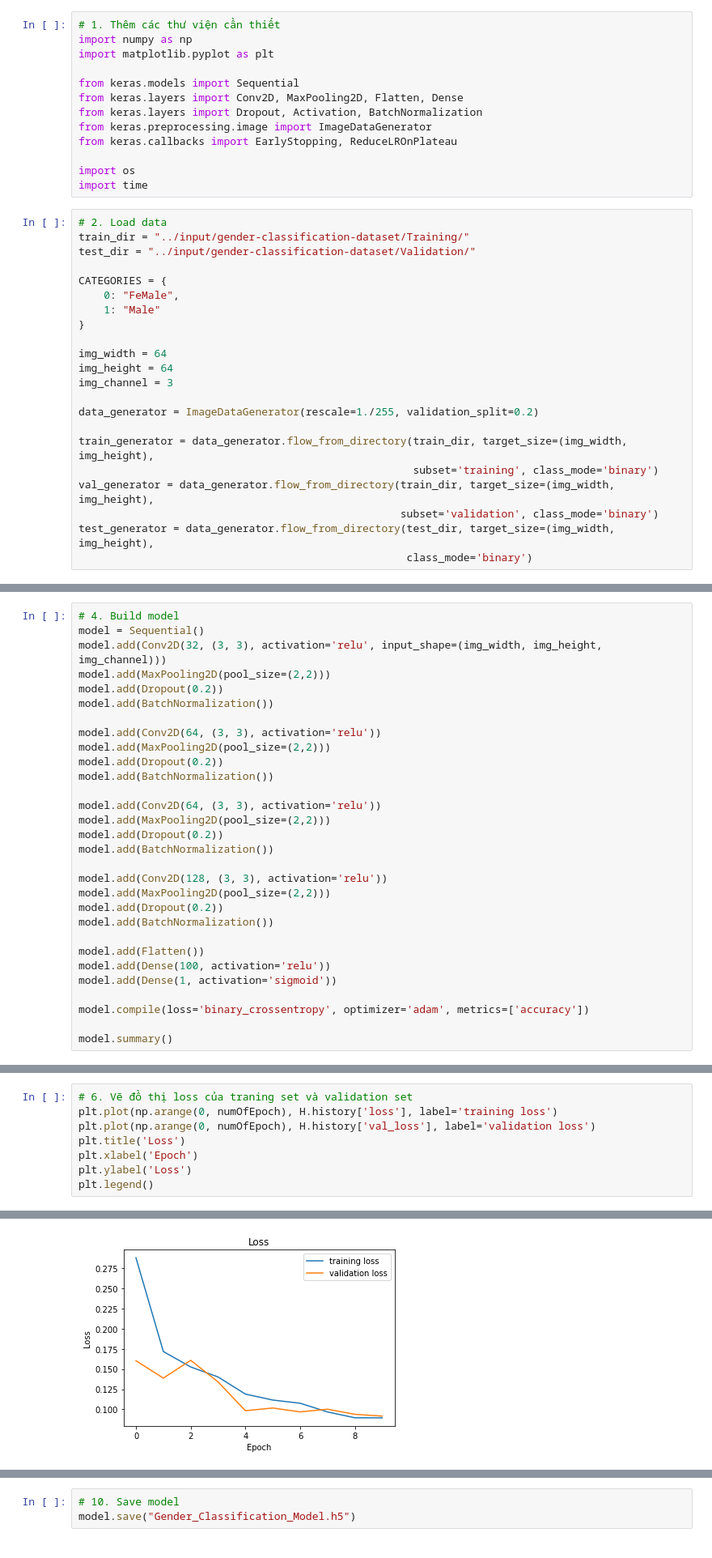
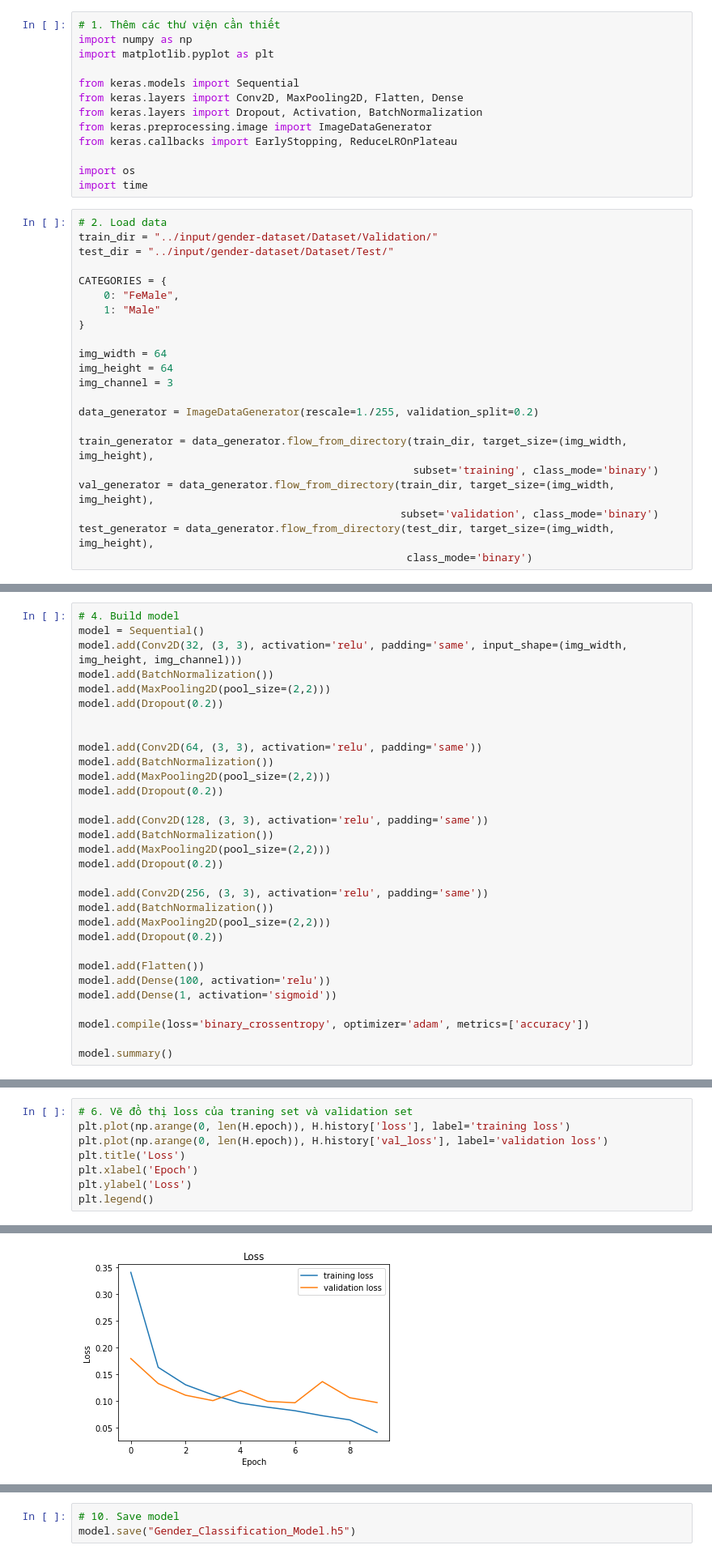
Before and after one commit to huynhspm/Basic_ML, a Jupyter notebook: Gender Classification/Gender_Project.ipynb, the cells around one changed output, grey strips where cells are left out. Shown: that part at 81% size. Drawn from its saved outputs; the diff is of its cells as text.

Commit message:
Kaggle Notebook | Gender Project

```diff
--- a/Gender Classification/Gender_Project.ipynb
+++ b/Gender Classification/Gender_Project.ipynb
@@ -13,8 +13,8 @@ import os
 import time
 # %%
 # 2. Load data
-train_dir = "../input/gender-classification-dataset/Training/"
-test_dir = "../input/gender-classification-dataset/Validation/"
+train_dir = "../input/gender-dataset/Dataset/Validation/"
+test_dir = "../input/gender-dataset/Dataset/Test/"
 
 CATEGORIES = {
     0: "FeMale",
@@ -53,25 +53,26 @@ for i in range(rows*cols):
 # %%
 # 4. Build model
 model = Sequential()
-model.add(Conv2D(32, (3, 3), activation='relu', input_shape=(img_width, img_height, img_channel)))
+model.add(Conv2D(32, (3, 3), activation='relu', padding='same', input_shape=(img_width, img_height, img_channel)))
+model.add(BatchNormalization())
 model.add(MaxPooling2D(pool_size=(2,2)))
 model.add(Dropout(0.2))
+
+
+model.add(Conv2D(64, (3, 3), activation='relu', padding='same'))
 model.add(BatchNormalization())
-
-model.add(Conv2D(64, (3, 3), activation='relu'))
 model.add(MaxPooling2D(pool_size=(2,2)))
 model.add(Dropout(0.2))
+
+model.add(Conv2D(128, (3, 3), activation='relu', padding='same'))
 model.add(BatchNormalization())
-
-model.add(Conv2D(64, (3, 3), activation='relu'))
 model.add(MaxPooling2D(pool_size=(2,2)))
 model.add(Dropout(0.2))
+
+model.add(Conv2D(256, (3, 3), activation='relu', padding='same'))
 model.add(BatchNormalization())
-
-model.add(Conv2D(128, (3, 3), activation='relu'))
 model.add(MaxPooling2D(pool_size=(2,2)))
 model.add(Dropout(0.2))
-model.add(BatchNormalization())
 
 model.add(Flatten())
 model.add(Dense(100, activation='relu'))
@@ -135,13 +136,13 @@ Running time: 1423.66 (s)
 # %%
 # 6. Vẽ đồ thị loss của traning set và validation set
-plt.plot(np.arange(0, numOfEpoch), H.history['loss'], label='training loss')
-plt.plot(np.arange(0, numOfEpoch), H.history['val_loss'], label='validation loss')
+plt.plot(np.arange(0, len(H.epoch)), H.history['loss'], label='training loss')
+plt.plot(np.arange(0, len(H.epoch)), H.history['val_loss'], label='validation loss')
 plt.title('Loss')
 plt.xlabel('Epoch')
 plt.ylabel('Loss')
 plt.legend()
 # %% [output]
 <matplotlib.legend.Legend at 0x...>
-[figure, old version]
+[figure, new version]
 # %%
 # 7. Vẽ đồ thị accuracy của traning set và validation set
```
Also changed, not shown: parts of 7 cells of this notebook.
